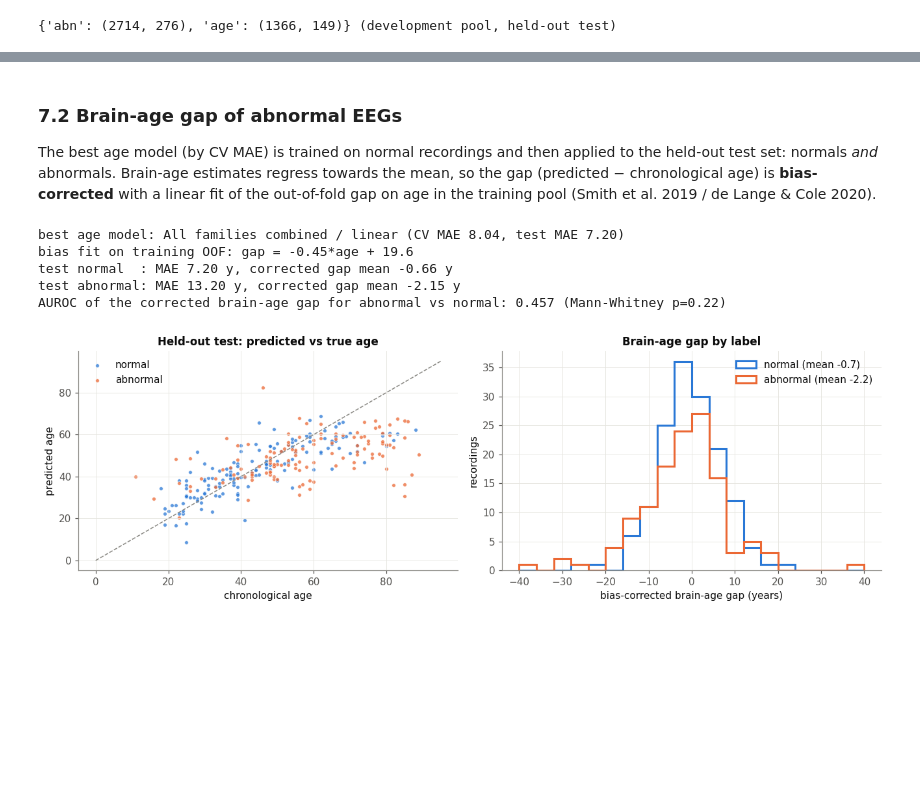
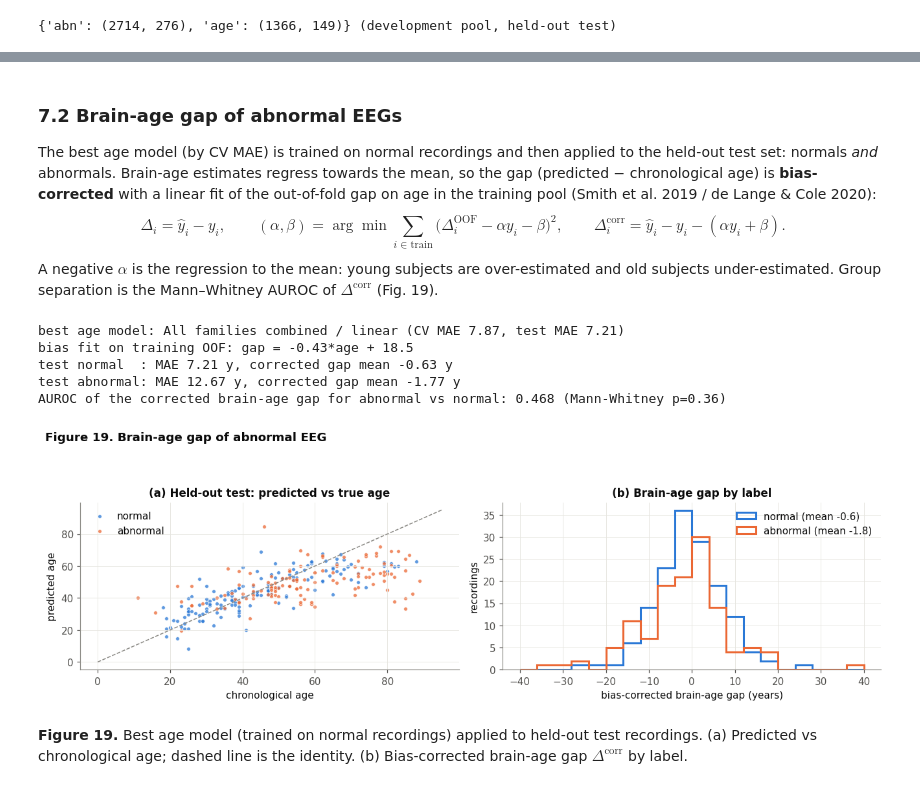
Before and after one commit to Neuro-Clalit/LaBraM, a Jupyter notebook: notebooks/eeg_feature_extraction_tuab.ipynb, the cells around one changed output, grey strips where cells are left out. Drawn from its saved outputs; the diff is of its cells as text; code cells hidden in the pictures; blank space fills up the shorter version.

```diff
--- a/notebooks/eeg_feature_extraction_tuab.ipynb
+++ b/notebooks/eeg_feature_extraction_tuab.ipynb
@@ -1235,0 +1882,42 @@ drop means the family carries information that the others do not.
+# %%
+def half(fam, part):
+    a = rec(fam)
+    n = a.shape[-1] // 2
+    a = a[..., :n] if part == "mean" else (a[..., n:] if part == "std" else a)
+    return nan_to_median(a.reshape(N, -1))
+
+spec_variants = {
+    "Welch log-PSD (1 Hz bins)": Xrec("psd_bins"),
+    "CWT 5.4 cycles: mean": cwt_part("cmor1.5-1.0", "mean"),
+    "STFT: mean": half("stft", "mean"),
+    "STFT: std": half("stft", "std"),
+    "STFT: mean+std": half("stft", "both"),
+    "Multitaper: mean": half("multitaper", "mean"),
+    "Multitaper: mean+std": half("multitaper", "both"),
+    "Spectrogram dynamics": Xrec("stft_dyn"),
+    "STFT mean + dynamics": np.concatenate([half("stft", "mean"), Xrec("stft_dyn")], axis=1),
+    "Cepstral: mean": half("cepstral", "mean"),
+    "Cepstral: mean+std": half("cepstral", "both"),
+}
+rows = []
+for name, X in spec_variants.items():
+    for task in ("abn", "age"):
+        r, _, _ = evaluate(X, task)
+        rows.append({"representation": name, "task": task, "n_features": X.shape[1], **r})
+spec_res = pd.DataFrame(rows)
+display(spec_res.pivot_table(index="representation", columns="task",
+                             values=["n_features", "cv_AUROC", "cv_MAE", "test_AUROC", "test_MAE", "test_abn_MAE"],
+                             sort=False).dropna(axis=1, how="all").round(3))
+
+fig, axes = plt.subplots(1, 2, figsize=(14, 4.6), sharey=True)
+names_ = list(spec_variants)
+for ax, task, metric in [(axes[0], "abn", "cv_AUROC"), (axes[1], "age", "cv_MAE")]:
+    c = C_ABN if task == "abn" else C_NORMAL
+    d = spec_res[spec_res.task == task].set_index("representation").reindex(names_)
+    ax.errorbar(d[metric], np.arange(len(d)), xerr=d[metric + "_sd"], fmt="o", ms=5, capsize=2, color=c, label="CV mean ± SD")
+    ax.scatter(d["test_" + metric[3:]], np.arange(len(d)), marker="D", s=22, facecolor="white", edgecolor=c, lw=1.5, zorder=3, label="held-out test")
+    ax.set_yticks(range(len(names_)), names_)
+    ax.set(xlabel="AUROC (linear)" if task == "abn" else "MAE, years (linear)", title="Pathology" if task == "abn" else "Age")
+    ax.legend(fontsize=8)
+axes[0].invert_yaxis()
+finish(fig, axes, 18, "Spectrogram features: STFT, multitaper, dynamics and cepstra")
@@ -1268,7 +1984,10 @@ display(abl.pivot(index="dropped", columns="task", values="delta").rename(
 The best age model (by CV MAE) is trained on normal recordings and then applied to the held-out
 test set: normals *and* abnormals. Brain-age estimates regress towards the mean, so the gap
 (predicted − chronological age) is **bias-corrected** with a linear fit of the out-of-fold gap
-on age in the training pool (Smith et al. 2019 / de Lange & Cole 2020).
+on age in the training pool (Smith et al. 2019 / de Lange & Cole 2020):
+$$\Delta_i = \hat y_i - y_i, \qquad (\alpha,\beta) = \arg\min\sum_{i\in\text{train}}\bigl(\Delta^{\text{OOF}}_i - \alpha y_i - \beta\bigr)^2, \qquad \Delta^{\text{corr}}_i = \hat y_i - y_i - (\alpha y_i + \beta).$$
+A negative $\alpha$ is the regression to the mean: young subjects are over-estimated and old subjects under-estimated.
+Group separation is the Mann–Whitney AUROC of $\Delta^{\text{corr}}$ (Fig. 19).
 # %%
 age_bench = bench[(bench.task == "age") & ~bench.family.str.startswith("Baseline")]
 best_row = age_bench.sort_values("cv_MAE").iloc[0]
@@ -1278,40 +1997,42 @@ if fams == "riemann":
     X, pre = X_FB, FBTangentSpace()
 elif fams == "all":
     Xf = Xrec(*ALL_FLAT); X, pre = np.concatenate([Xf, X_FB], axis=1), FBTangentSpace(n_passthrough=Xf.shape[1])
 else:
     X, pre = Xrec(*fams), None
 oof = PRED[(best_row.family, best_row.model, "age")][0]
 idx = DEV["age"]
 slope, icpt = np.polyfit(age[idx], oof - age[idx], 1)  # gap = slope*age + icpt in training (OOF)
 model = make_model("age", best_row.model)
 model = (make_pipeline(clone(pre), model) if pre is not None else model)
 with threadpool_limits(N_JOBS):
     model.fit(X[idx], age[idx])
 te = np.where(test & age_ok)[0]
 pred = model.predict(X[te])
 gap = pred - age[te] - (slope * age[te] + icpt)
 is_abn = meta.abnormal.to_numpy()[te] == 1
 print(f"bias fit on training OOF: gap = {slope:.2f}*age + {icpt:.1f}")
 print(f"test normal  : MAE {np.abs(pred[~is_abn] - age[te][~is_abn]).mean():.2f} y, corrected gap mean {gap[~is_abn].mean():+.2f} y")
 print(f"test abnormal: MAE {np.abs(pred[is_abn] - age[te][is_abn]).mean():.2f} y, corrected gap mean {gap[is_abn].mean():+.2f} y")
 u = stats.mannwhitneyu(gap[is_abn], gap[~is_abn])
 print(f"AUROC of the corrected brain-age gap for abnormal vs normal: {u.statistic / (is_abn.sum() * (~is_abn).sum()):.3f} (Mann-Whitney p={u.pvalue:.2g})")
 
 fig, axes = plt.subplots(1, 2, figsize=(12, 4))
 for m, lab, c in [(~is_abn, "normal", C_NORMAL), (is_abn, "abnormal", C_ABN)]:
     axes[0].scatter(age[te][m], pred[m], s=14, color=c, alpha=0.75, label=lab, edgecolor="white", linewidth=0.5)
     axes[1].hist(gap[m], bins=np.arange(-40, 41, 4), histtype="step", lw=2, color=c, label=f"{lab} (mean {gap[m].mean():+.1f})")
 axes[0].plot([0, 95], [0, 95], color="#8a8984", lw=1, ls="--")
 axes[0].set(xlabel="chronological age", ylabel="predicted age", title="Held-out test: predicted vs true age"); axes[0].legend()
 axes[1].set(xlabel="bias-corrected brain-age gap (years)", ylabel="recordings", title="Brain-age gap by label"); axes[1].legend()
-plt.tight_layout(); plt.show()
+finish(fig, axes, 19, "Brain-age gap of abnormal EEG")
 # %% [output]
-best age model: All families combined / linear (CV MAE 8.04, test MAE 7.20)
-bias fit on training OOF: gap = -0.45*age + 19.6
-test normal  : MAE 7.20 y, corrected gap mean -0.66 y
-test abnormal: MAE 13.20 y, corrected gap mean -2.15 y
-AUROC of the corrected brain-age gap for abnormal vs normal: 0.457 (Mann-Whitney p=0.22)
+best age model: All families combined / linear (CV MAE 7.87, test MAE 7.21)
+bias fit on training OOF: gap = -0.43*age + 18.5
+test normal  : MAE 7.21 y, corrected gap mean -0.63 y
+test abnormal: MAE 12.67 y, corrected gap mean -1.77 y
+AUROC of the corrected brain-age gap for abnormal vs normal: 0.468 (Mann-Whitney p=0.36)
-[figure, old version]
+[figure, new version]
+# %% [markdown]
+**Figure 19.** Best age model (trained on normal recordings) applied to held-out test recordings. (a) Predicted vs chronological age; dashed line is the identity. (b) Bias-corrected brain-age gap $\Delta^{\text{corr}}$ by label.
 # %% [markdown]
 ## 8. Conclusions and recommendations
 
```
Also changed, not shown: parts of 103 cells of this notebook, 5 other files.
